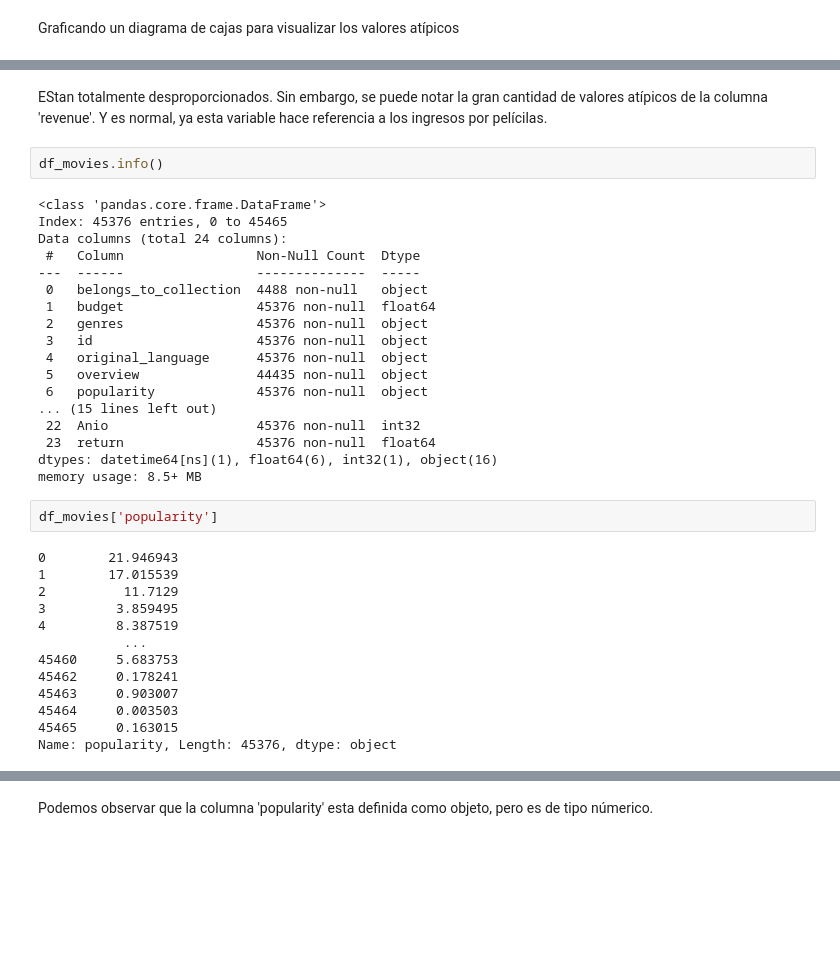
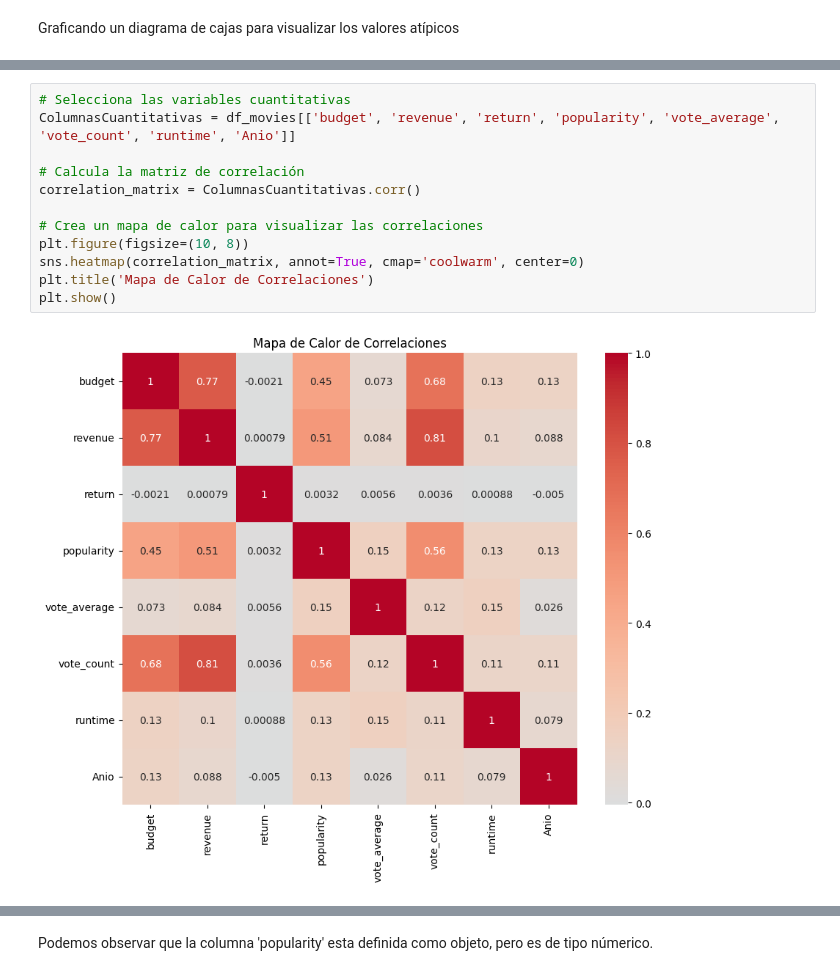
Before and after one commit to lesmengp/PI_ML_OPS, a Jupyter notebook: PI01.ipynb, the cells around one changed output, grey strips where cells are left out. Drawn from its saved outputs; the diff is of its cells as text; blank space fills up the shorter version.

```diff
--- a/PI01.ipynb
+++ b/PI01.ipynb
@@ -1624,37 +1761,14 @@ plt.show()
-# %% [markdown]
-EStan totalmente desproporcionados. Sin embargo, se puede notar la gran cantidad de valores atípicos de la columna 'revenue'. Y es normal, ya esta variable hace referencia a los ingresos por pelícilas.
-# %%
-df_movies.info()
-# %% [output]
-<class 'pandas.core.frame.DataFrame'>
-Index: 45376 entries, 0 to 45465
-Data columns (total 24 columns):
- #   Column                 Non-Null Count  Dtype
----  ------                 --------------  -----
- 0   belongs_to_collection  4488 non-null   object
- 1   budget                 45376 non-null  float64
- 2   genres                 45376 non-null  object
- 3   id                     45376 non-null  object
- 4   original_language      45376 non-null  object
- 5   overview               44435 non-null  object
- 6   popularity             45376 non-null  object
-... (15 lines left out)
- 22  Anio                   45376 non-null  int32
- 23  return                 45376 non-null  float64
-dtypes: datetime64[ns](1), float64(6), int32(1), object(16)
-memory usage: 8.5+ MB
-# %%
-df_movies['popularity']
-# %% [output]
-0        21.946943
-1        17.015539
-2          11.7129
-3         3.859495
-4         8.387519
-           ...
-45460     5.683753
-45462     0.178241
-45463     0.903007
-45464     0.003503
-45465     0.163015
-Name: popularity, Length: 45376, dtype: object
+# %%
+# Selecciona las variables cuantitativas
+ColumnasCuantitativas = df_movies[['budget', 'revenue', 'return', 'popularity', 'vote_average', 'vote_count', 'runtime', 'Anio']]
+
+# Calcula la matriz de correlación
+correlation_matrix = ColumnasCuantitativas.corr()
+
+# Crea un mapa de calor para visualizar las correlaciones
+plt.figure(figsize=(10, 8))
+sns.heatmap(correlation_matrix, annot=True, cmap='coolwarm', center=0)
+plt.title('Mapa de Calor de Correlaciones')
+plt.show()
+# %% [output]
+[figure, added]
```
Also changed, not shown: parts of 146 cells of this notebook, 2 other files.
